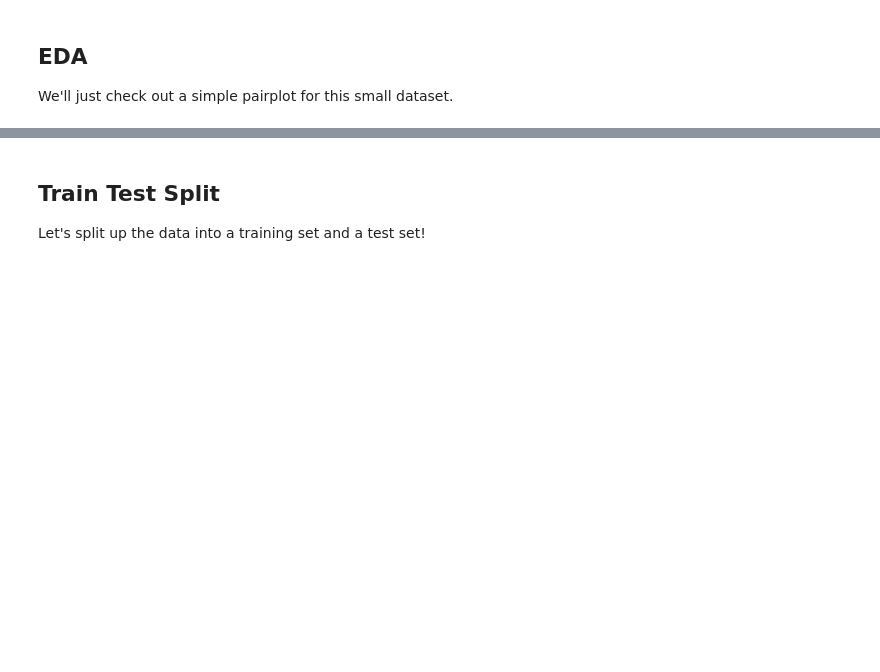
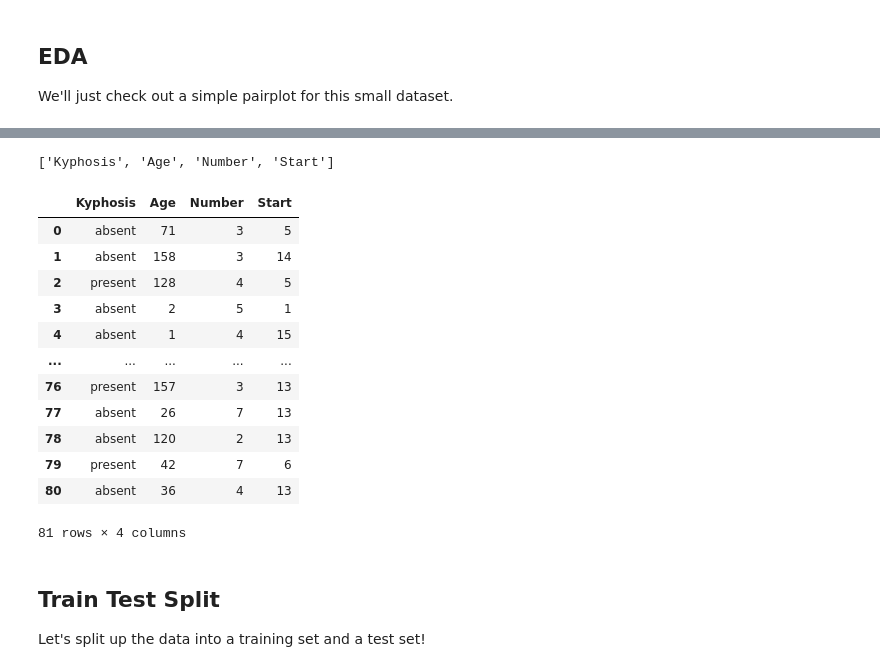
Before and after one commit to tomascony99/UCEMA, a Jupyter notebook: 12-ML/04-dtree.ipynb, the cells around one changed output, grey strips where cells are left out. Saved outputs shown, nothing was run; the diff lists cells and outputs as text; code cells hidden in the pictures; blank space fills up the shorter version.

```diff
--- a/12-ML/04-dtree.ipynb
+++ b/12-ML/04-dtree.ipynb
@@ -31,3 +28,23 @@ sns.pairplot(df,hue='Kyphosis',palette='Set1')
+# %%
+list(df)
+# %% [output]
+['Kyphosis', 'Age', 'Number', 'Start']
+# %%
+df
+# %% [output]
+|  | Kyphosis | Age | Number | Start |
+| 0 | absent | 71 | 3 | 5 |
+| 1 | absent | 158 | 3 | 14 |
+| 2 | present | 128 | 4 | 5 |
+| 3 | absent | 2 | 5 | 1 |
+| 4 | absent | 1 | 4 | 15 |
+| ... | ... | ... | ... | ... |
+| 76 | present | 157 | 3 | 13 |
+| 77 | absent | 26 | 7 | 13 |
+| 78 | absent | 120 | 2 | 13 |
+| 79 | present | 42 | 7 | 6 |
+| 80 | absent | 36 | 4 | 13 |
+81 rows × 4 columns
 # %% [markdown]
 ## Train Test Split
 
```
Also changed, not shown: parts of 13 cells of this notebook, 4 other files.
